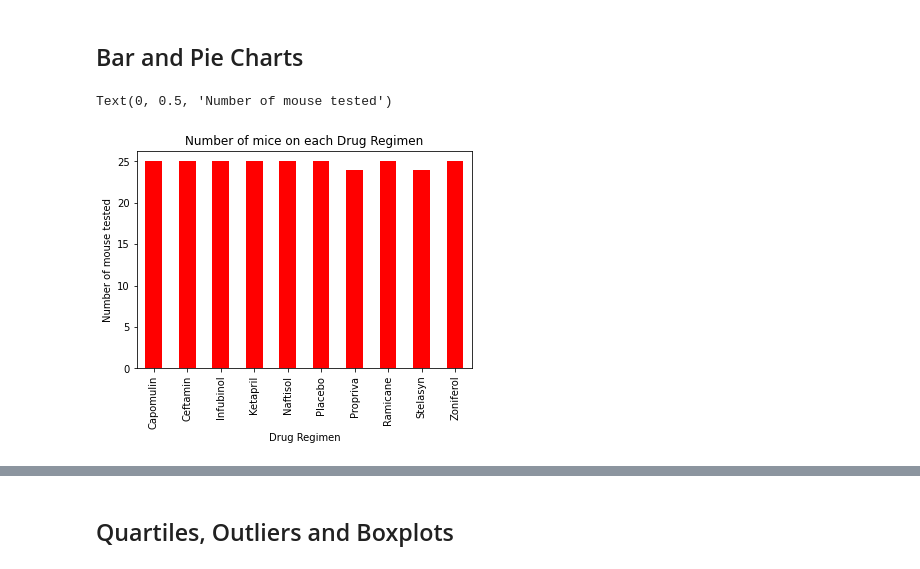
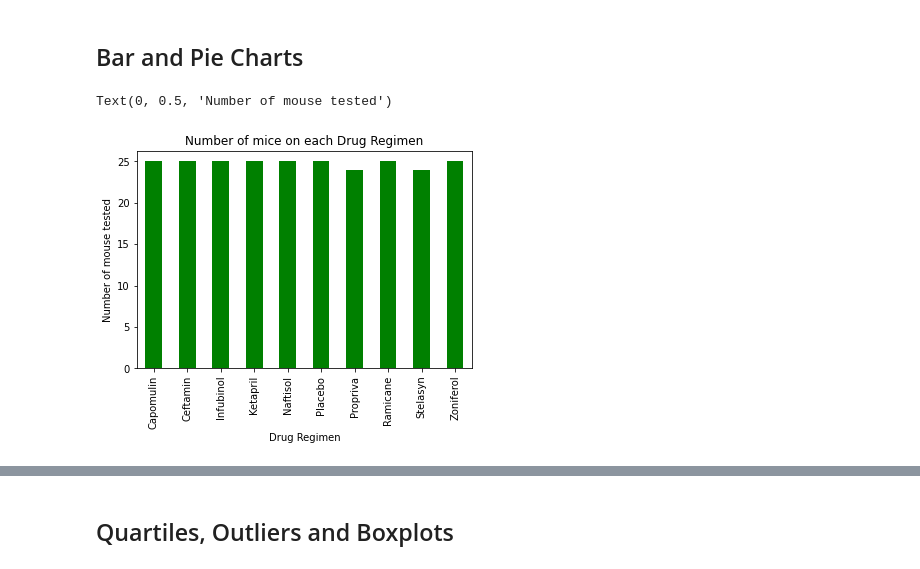
Before and after one commit to RUBALBHULLAR/Matplotlib-Challenge, a Jupyter notebook: Pymaceuticals/pymaceuticals_starter.ipynb, the cells around one changed output, grey strips where cells are left out. Drawn from its saved outputs; the diff is of its cells as text; code cells hidden in the pictures.

```diff
--- a/Pymaceuticals/pymaceuticals_starter.ipynb
+++ b/Pymaceuticals/pymaceuticals_starter.ipynb
@@ -157,8 +157,8 @@ agg
 # %%
 # Generate a bar plot showing the total number of unique mice tested on each drug regimen using pandas.
 mice_data = clean_df.groupby(["Drug Regimen"])["Mouse ID"].nunique()
-ax = mice_data.plot(kind="bar",title ="Number of mice on each Drug Regimen",facecolor="red")
+ax = mice_data.plot(kind="bar",title ="Number of mice on each Drug Regimen",facecolor="green")
 ax.set_ylabel("Number of mouse tested")
 # %% [output]
 Text(0, 0.5, 'Number of mouse tested')
-[figure, old version]
+[figure, new version]
```
Also changed, not shown: parts of 2 cells of this notebook.
